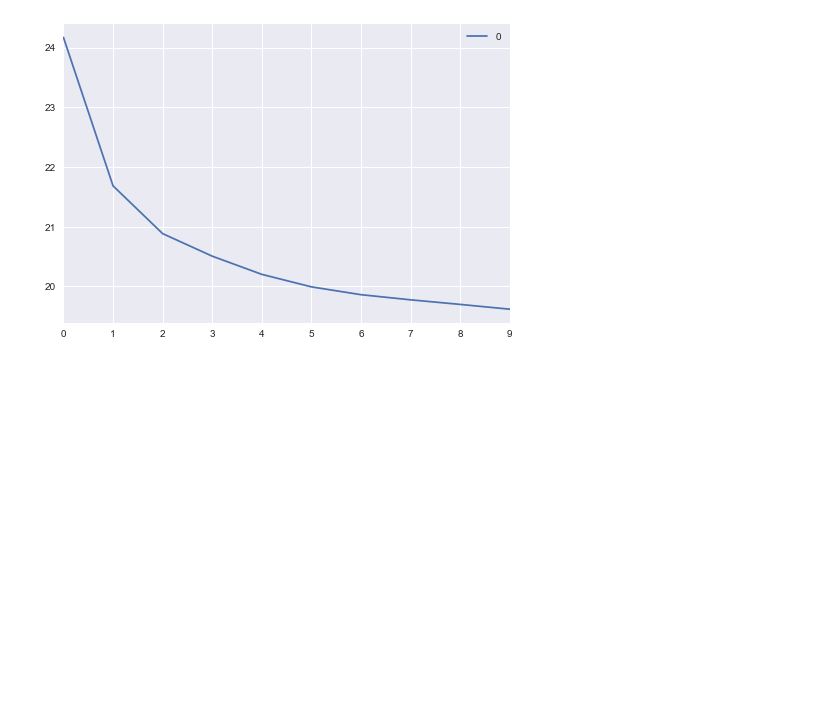
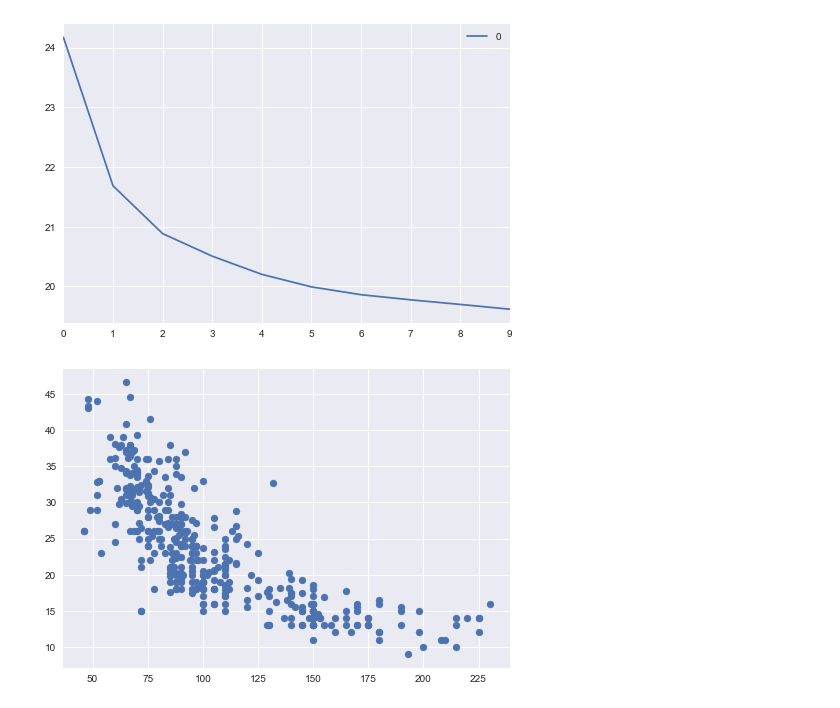
Before and after one commit to tvganesh/ML-Part2, a Jupyter notebook: RandPython-Part2.ipynb, the cells around one changed output. Drawn from its saved outputs; the diff is of its cells as text; code cells hidden in the pictures; blank space fills up the shorter version.

```diff
--- a/RandPython-Part2.ipynb
+++ b/RandPython-Part2.ipynb
@@ -661,3 +661,19 @@ plt.show()
 # %% [output]
 392
 [figure]
+# %%
+autoDF =pd.read_csv("auto_mpg.csv",encoding="ISO-8859-1")
+autoDF.shape
+autoDF.columns
+autoDF1=autoDF[['mpg','cylinder','displacement','horsepower','weight','acceleration','year']]
+autoDF2 = autoDF1.apply(pd.to_numeric, errors='coerce')
+autoDF3=autoDF2.dropna()
+autoDF3.shape
+#X=autoDF3[['cylinder','displacement','horsepower','weight']]
+X=autoDF3[['horsepower']]
+y=autoDF3['mpg']
+
+plt.scatter(X,y)
+plt.show()
+# %% [output]
+[figure, added]
```
Also changed, not shown: 2 other files.
